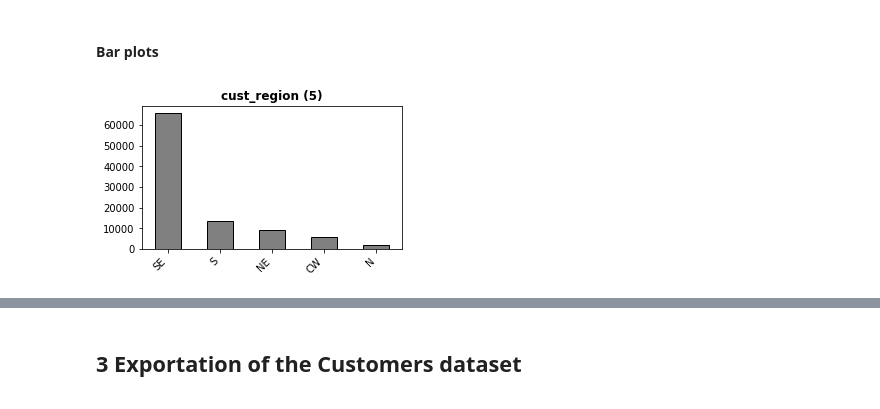
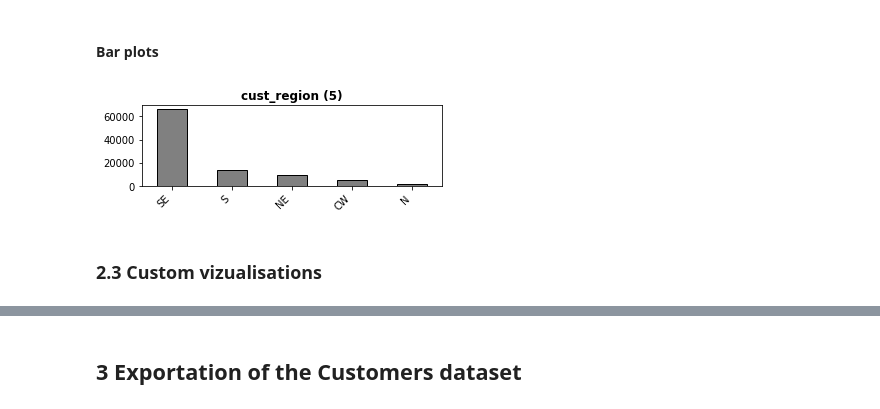
Before and after one commit to SmellyArmure/OC_DS_Project5, a Jupyter notebook: NOTEBOOKS/P5_Cleaning_EDA_2.ipynb, the cells around one changed output, grey strips where cells are left out. Drawn from its saved outputs; the diff is of its cells as text; code cells hidden in the pictures.

```diff
--- a/NOTEBOOKS/P5_Cleaning_EDA_2.ipynb
+++ b/NOTEBOOKS/P5_Cleaning_EDA_2.ipynb
@@ -475,7 +484,8 @@ Index(['cust_region'], dtype='object')
 # %% [markdown]
 #### Bar plots
 # %%
-plot_barplots(df=df_cust, cols=C_cols, figsize=(12,10), layout=(4,3))
-plt.show()
+plot_barplots(df=df_cust, cols=['cust_region'], figsize=(5,2), layout=(1,1))
 # %% [output]
-[figure, old version]
+[figure, new version]
+# %% [markdown]
+### 2.3 Custom vizualisations
```
Also changed, not shown: parts of 59 cells of this notebook, 6 other files.
